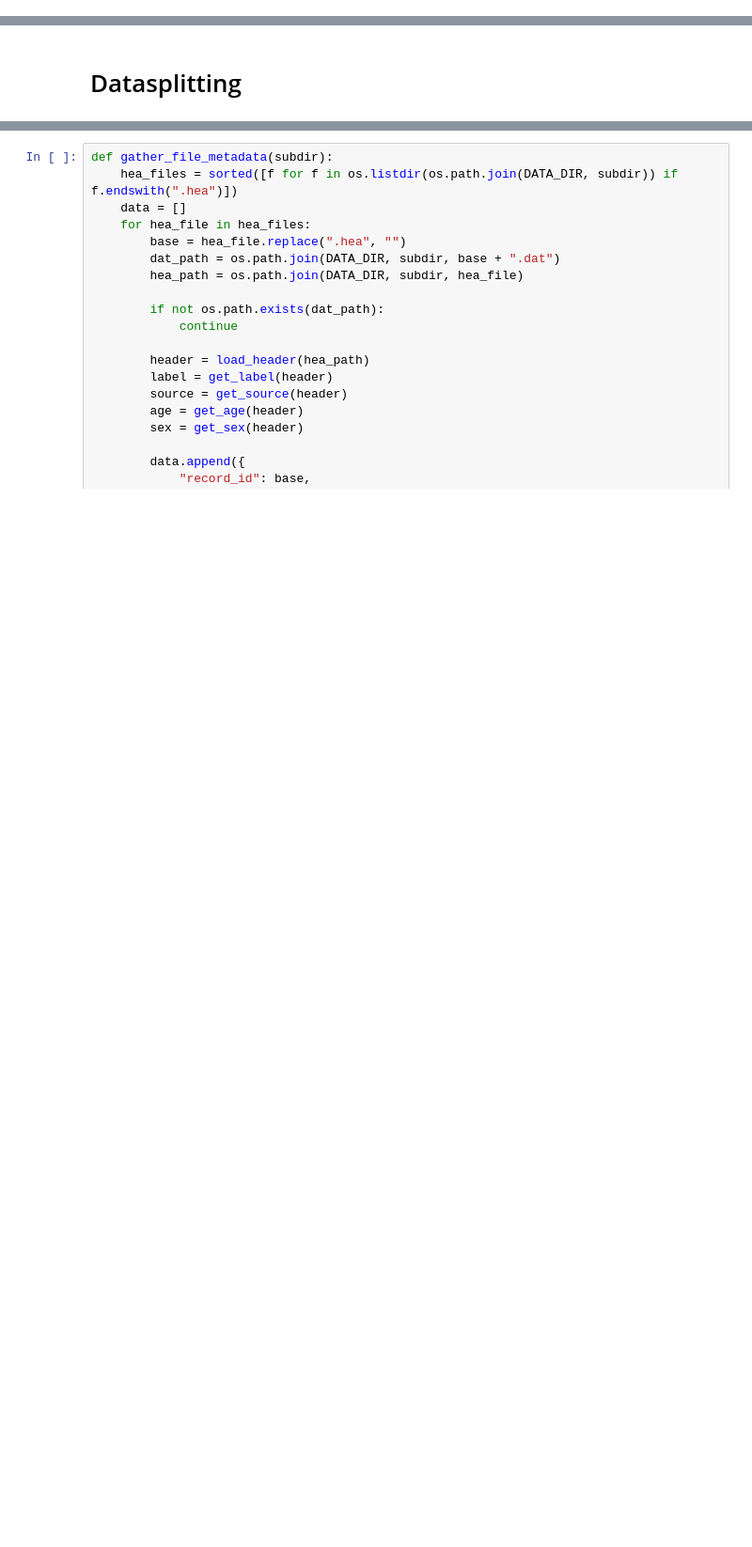
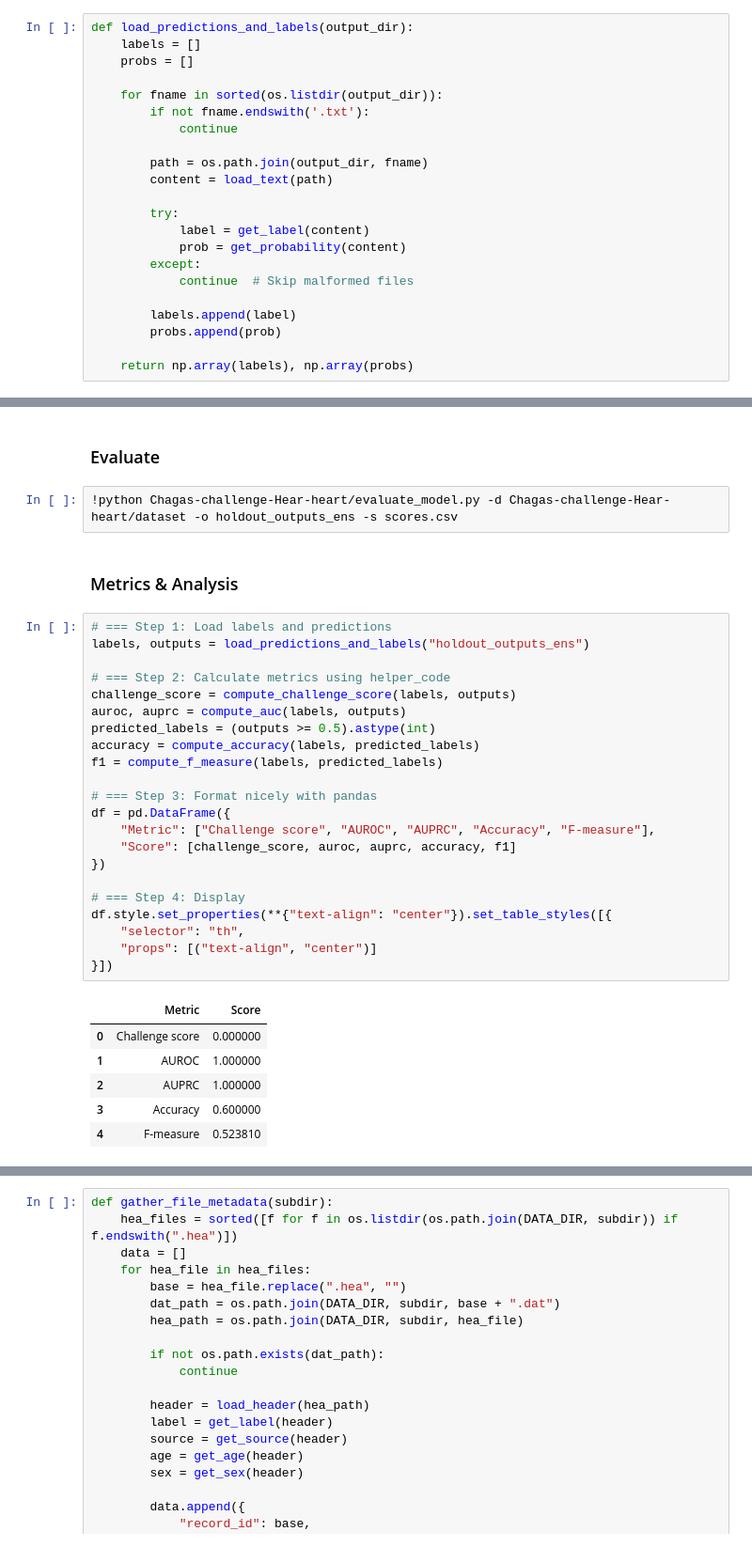
Before and after one commit to IngeborgOlssoen/Chagas-challenge-Hear-heart, a Jupyter notebook: Chagas_challenge.ipynb, the cells around one changed output, grey strips where cells are left out. Shown: that part at 94% size. Drawn from its saved outputs; the diff is of its cells as text; blank space fills up the shorter version.

```diff
--- a/Chagas_challenge.ipynb
+++ b/Chagas_challenge.ipynb
@@ -48,0 +138,22 @@ Successfully installed nvidia-cublas-cu12-12.4.5.8 nvidia-cuda-cupti-cu12-12.4.1
+# %%
+def load_predictions_and_labels(output_dir):
+    labels = []
+    probs = []
+
+    for fname in sorted(os.listdir(output_dir)):
+        if not fname.endswith('.txt'):
+            continue
+
+        path = os.path.join(output_dir, fname)
+        content = load_text(path)
+
+        try:
+            label = get_label(content)
+            prob = get_probability(content)
+        except:
+            continue  # Skip malformed files
+
+        labels.append(label)
+        probs.append(prob)
+
+    return np.array(labels), np.array(probs)
@@ -130,2 +184,35 @@ SamiTrop dataset already unzipped or ZIP file missing.
 # %% [markdown]
-# Datasplitting
+### Evaluate
+# %%
+!python Chagas-challenge-Hear-heart/evaluate_model.py -d Chagas-challenge-Hear-heart/dataset -o holdout_outputs_ens -s scores.csv
+# %% [markdown]
+### Metrics & Analysis
+# %%
+# === Step 1: Load labels and predictions
+labels, outputs = load_predictions_and_labels("holdout_outputs_ens")
+
+# === Step 2: Calculate metrics using helper_code
+challenge_score = compute_challenge_score(labels, outputs)
+auroc, auprc = compute_auc(labels, outputs)
+predicted_labels = (outputs >= 0.5).astype(int)
+accuracy = compute_accuracy(labels, predicted_labels)
+f1 = compute_f_measure(labels, predicted_labels)
+
+# === Step 3: Format nicely with pandas
+df = pd.DataFrame({
+    "Metric": ["Challenge score", "AUROC", "AUPRC", "Accuracy", "F-measure"],
+    "Score": [challenge_score, auroc, auprc, accuracy, f1]
+})
+
+# === Step 4: Display
+df.style.set_properties(**{"text-align": "center"}).set_table_styles([{
+    "selector": "th",
+    "props": [("text-align", "center")]
+}])
+# %% [output]
+|  | Metric | Score |
+| 0 | Challenge score | 0.000000 |
+| 1 | AUROC | 1.000000 |
+| 2 | AUPRC | 1.000000 |
+| 3 | Accuracy | 0.600000 |
+| 4 | F-measure | 0.523810 |
```
Also changed, not shown: parts of 58 cells of this notebook.
